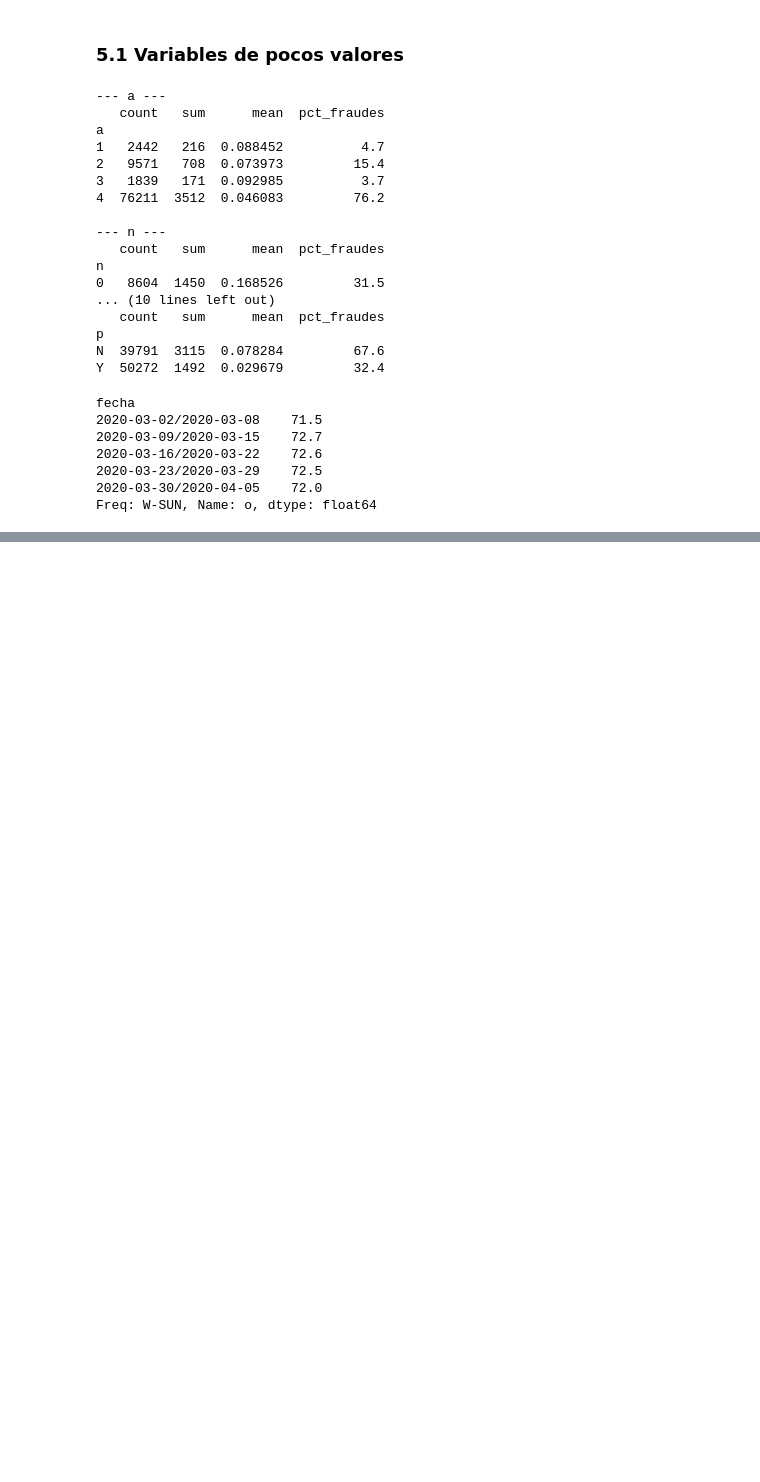
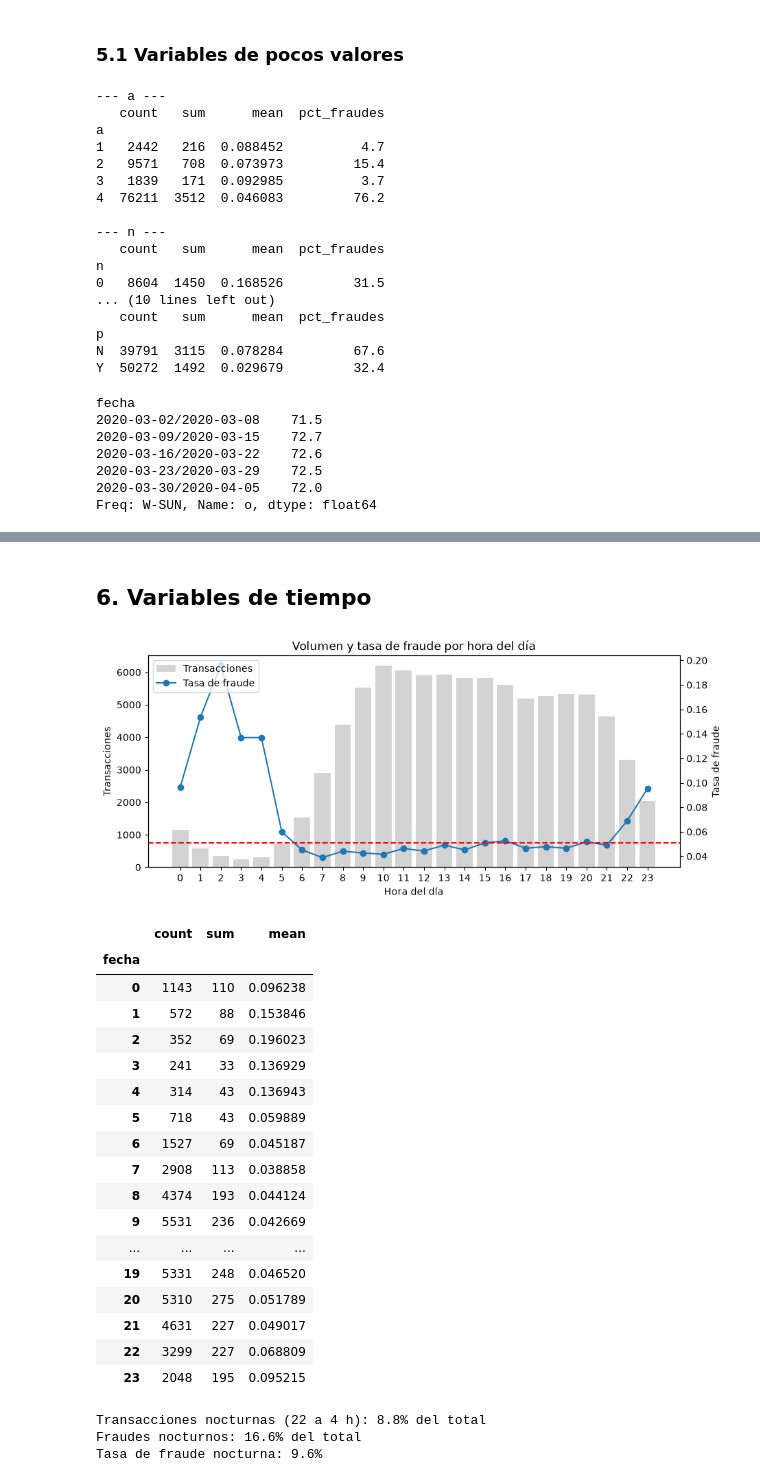
Before and after one commit to joavillalobosca25/meli-fraud-challenge, a Jupyter notebook: notebooks/02_EDA.ipynb, the cells around one changed output, grey strips where cells are left out. Cells and saved outputs as stored; diff of their text form; code cells hidden in the pictures; blank space fills up the shorter version.

```diff
--- a/notebooks/02_EDA.ipynb
+++ b/notebooks/02_EDA.ipynb
@@ -311,0 +388,56 @@ Freq: W-SUN, Name: o, dtype: float64
+# %% [markdown]
+## 6. Variables de tiempo
+# %%
+hora = entrenamiento["fecha"].dt.hour
+fraude_por_hora = entrenamiento.groupby(hora)["fraude"].agg(["count", "sum", "mean"])
+
+fig, eje_volumen = plt.subplots(figsize=(10, 4))
+eje_volumen.bar(fraude_por_hora.index, fraude_por_hora["count"], color="lightgray", label="Transacciones")
+eje_volumen.set_xlabel("Hora del día")
+eje_volumen.set_ylabel("Transacciones")
+
+eje_tasa = eje_volumen.twinx()
+eje_tasa.plot(fraude_por_hora.index, fraude_por_hora["mean"], color="tab:blue", marker="o", label="Tasa de fraude")
+eje_tasa.axhline(entrenamiento["fraude"].mean(), color="red", linestyle="--")
+eje_tasa.set_ylabel("Tasa de fraude")
+
+eje_volumen.set_xticks(range(24))
+
+lineas_1, etiquetas_1 = eje_volumen.get_legend_handles_labels()
+lineas_2, etiquetas_2 = eje_tasa.get_legend_handles_labels()
+eje_tasa.legend(lineas_1 + lineas_2, etiquetas_1 + etiquetas_2, loc="upper left")
+
+plt.title("Volumen y tasa de fraude por hora del día")
+plt.show()
+
+fraude_por_hora
+# %% [output]
+[figure, added]
+|  | count | sum | mean |
+| fecha |  |  |  |
+| 0 | 1143 | 110 | 0.096238 |
+| 1 | 572 | 88 | 0.153846 |
+| 2 | 352 | 69 | 0.196023 |
+| 3 | 241 | 33 | 0.136929 |
+| 4 | 314 | 43 | 0.136943 |
+| 5 | 718 | 43 | 0.059889 |
+| 6 | 1527 | 69 | 0.045187 |
+| 7 | 2908 | 113 | 0.038858 |
+| 8 | 4374 | 193 | 0.044124 |
+| 9 | 5531 | 236 | 0.042669 |
+| ... | ... | ... | ... |
+| 19 | 5331 | 248 | 0.046520 |
+| 20 | 5310 | 275 | 0.051789 |
+| 21 | 4631 | 227 | 0.049017 |
+| 22 | 3299 | 227 | 0.068809 |
+| 23 | 2048 | 195 | 0.095215 |
+# %%
+nocturna = hora.isin([22, 23, 0, 1, 2, 3, 4])
+
+print(f"Transacciones nocturnas (22 a 4 h): {nocturna.mean() * 100:.1f}% del total")
+print(f"Fraudes nocturnos: {entrenamiento.loc[nocturna, 'fraude'].sum() / entrenamiento['fraude'].sum() * 100:.1f}% del total")
+print(f"Tasa de fraude nocturna: {entrenamiento.loc[nocturna, 'fraude'].mean() * 100:.1f}%")
+# %% [output]
+Transacciones nocturnas (22 a 4 h): 8.8% del total
+Fraudes nocturnos: 16.6% del total
+Tasa de fraude nocturna: 9.6%
```
Also changed, not shown: parts of 12 cells of this notebook.
